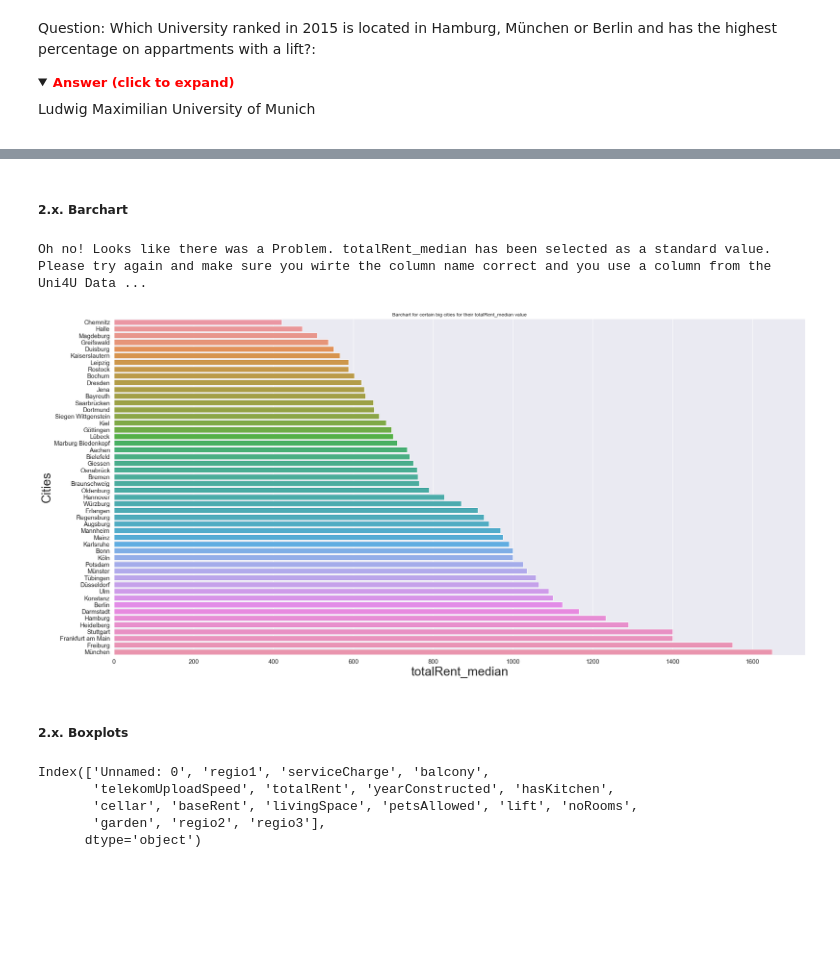
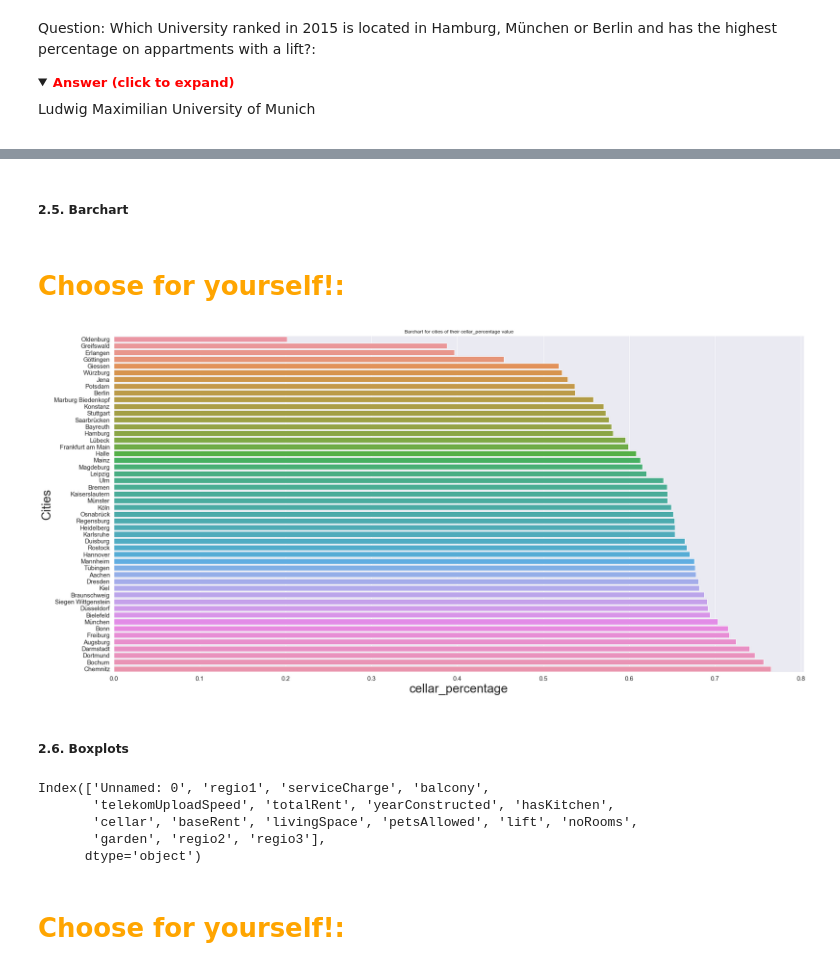
Before and after one commit to reemakk/group-3, a Jupyter notebook: Data_analysis.ipynb, the cells around one changed output, grey strips where cells are left out. Drawn from its saved outputs; the diff is of its cells as text; code cells hidden in the pictures; folded sections open; blank space fills up the shorter version.

```diff
--- a/Data_analysis.ipynb
+++ b/Data_analysis.ipynb
@@ -317,35 +411,36 @@ plt.show()
 # %% [markdown]
-##### 2.x. Barchart
+##### 2.5. Barchart
+# %% [markdown]
+# <font color='orange'>Choose for yourself!:</font>
 # %%
 #Creating a barchart with the cities for wanted columns:
 x=input_uni4u_column_adjusted()
-y="city"
+y="city"  #We decided to set "city" as default value but you could also use the "institution" column.
 
 sorted_data=Uni4U_Data.sort_values(x)
-#filt=(Uni4U_Data["year"]==2015) & (Uni4U_Data["city"]=="München") | (Uni4U_Data["year"]==2015) &(Uni4U_Data["city"]=="Hamburg") | (Uni4U_Data["year"]==2015) &(Uni4U_Data["city"]=="Berlin")  | (Uni4U_Data["year"]==2015) &(Uni4U_Data["city"]=="Köln")| (Uni4U_Data["year"]==2015) &(Uni4U_Data["city"]=="Frankfurt am Main")
-#searched_city=Uni4U_Data[filt]
-#searched_city=searched_city.sort_values(x)
+
 
 sns.set(rc = {'figure.figsize':(30,15)})
 sns.barplot(x, y, data=sorted_data)
 
 plt.xlabel(x, size=30)
 plt.ylabel("Cities", size=30)
 plt.tick_params(axis='both', which='major', labelsize=15)
 
-plt.title("Barchart for certain big cities for their "+x+" value")
-plt.savefig("Pictures/barchart"+x+".jpeg")
+plt.title("Barchart for cities of their "+x+" value")
+plt.savefig("Pictures/barchart_"+x+".jpeg")
 # %% [output]
-Oh no! Looks like there was a Problem. totalRent_median has been selected as a standard value. Please try again and make sure you wirte the column name correct and you use a column from the Uni4U Data ...
-[figure, old version]
+[figure, new version]
 # %% [markdown]
-##### 2.x. Boxplots
+##### 2.6. Boxplots
-# %%
-appartments_only_adjusteddata.columns
-# %% [output]
-Index(['Unnamed: 0', 'regio1', 'serviceCharge', 'balcony',
-       'telekomUploadSpeed', 'totalRent', 'yearConstructed', 'hasKitchen',
-       'cellar', 'baseRent', 'livingSpace', 'petsAllowed', 'lift', 'noRooms',
-       'garden', 'regio2', 'regio3'],
-      dtype='object')
+# %%
+appartments_only_adjusteddata.columns #We need the appartments data because for the boxplots of individual cities we need non-aggregated data.
+# %% [output]
+Index(['Unnamed: 0', 'regio1', 'serviceCharge', 'balcony',
+       'telekomUploadSpeed', 'totalRent', 'yearConstructed', 'hasKitchen',
+       'cellar', 'baseRent', 'livingSpace', 'petsAllowed', 'lift', 'noRooms',
+       'garden', 'regio2', 'regio3'],
+      dtype='object')
+# %% [markdown]
+# <font color='orange'>Choose for yourself!:</font>
 # %%
```
Also changed, not shown: parts of 28 cells of this notebook, 12 other files.
